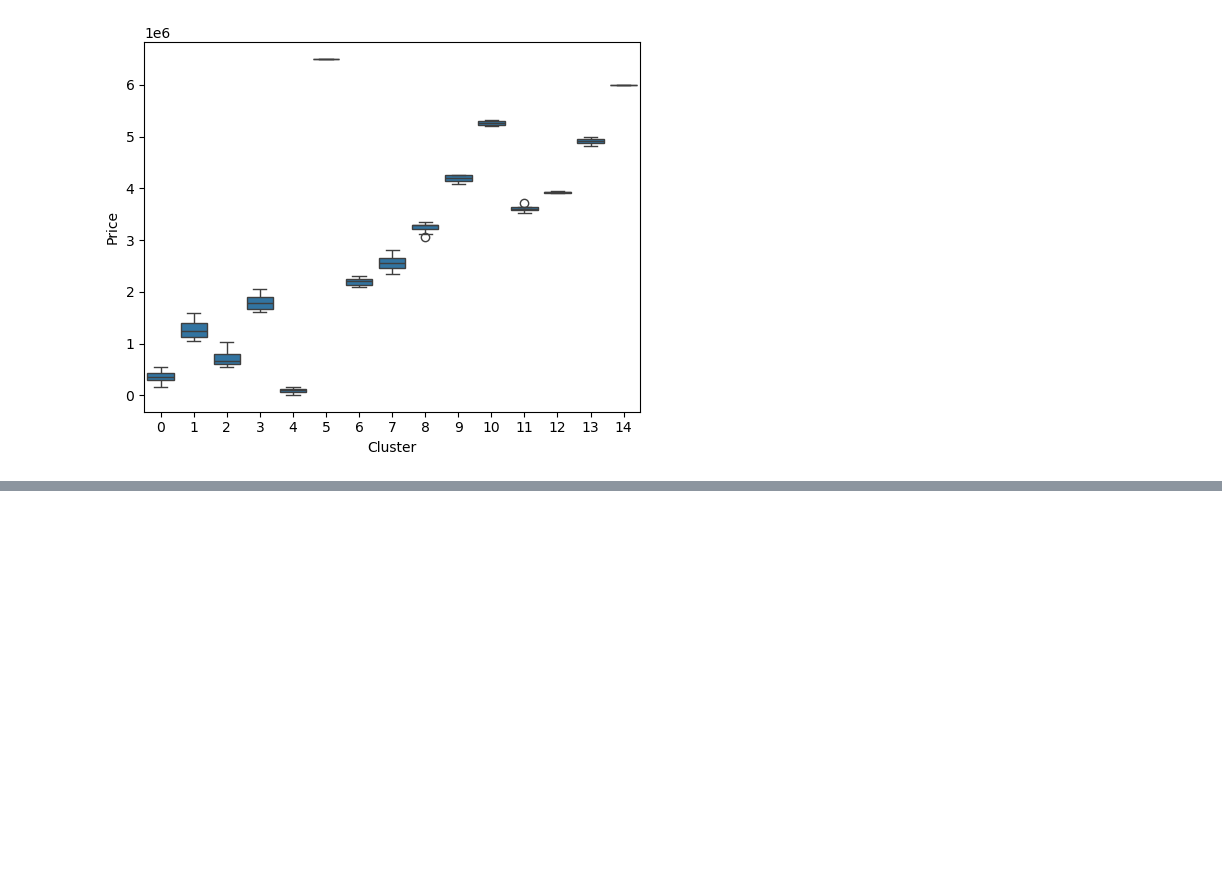
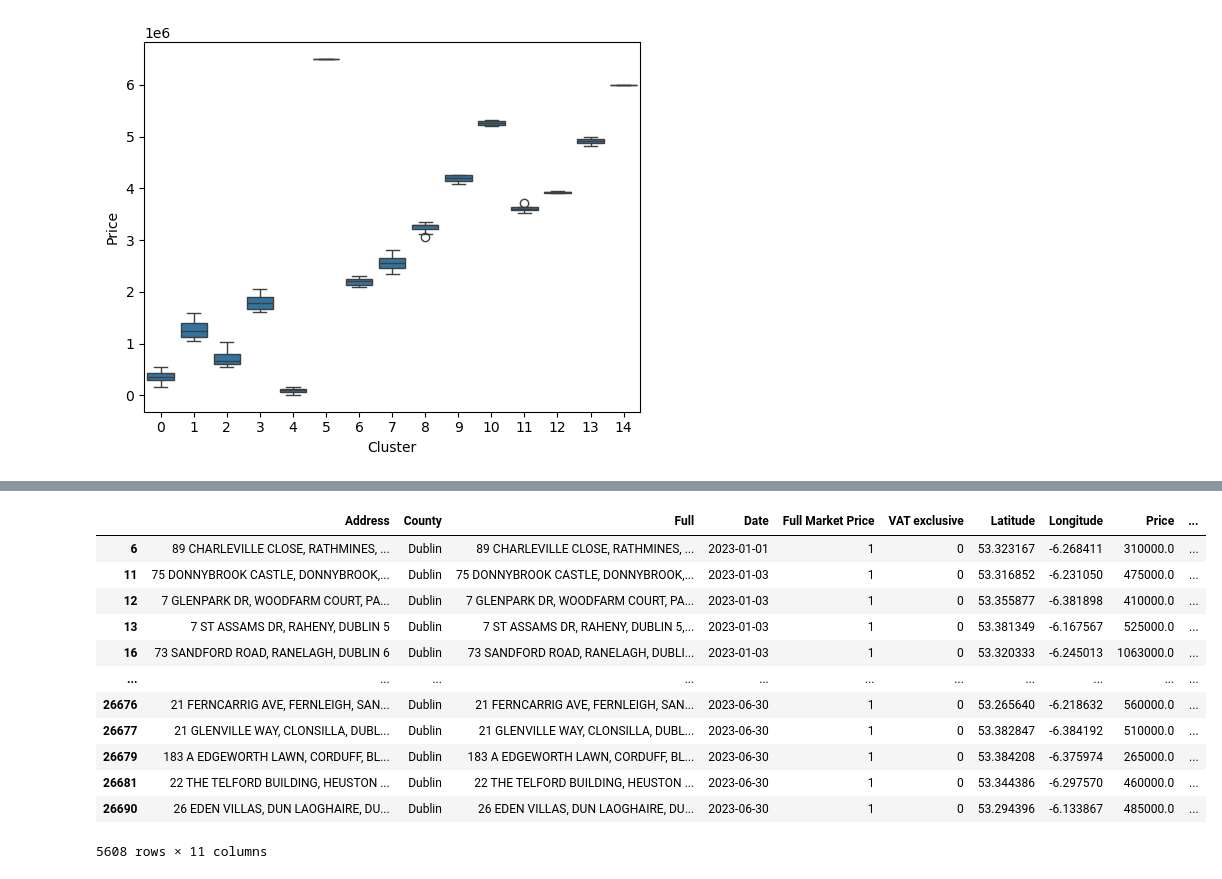
Before and after one commit to illmet/IrishHousing, a Jupyter notebook: Clustering.ipynb, the cells around one changed output, grey strips where cells are left out. Saved outputs shown, nothing was run; the diff lists cells and outputs as text; code cells hidden in the pictures; blank space fills up the shorter version.

```diff
--- a/Clustering.ipynb
+++ b/Clustering.ipynb
@@ -58,3 +32,0 @@ Name: count, dtype: int64
-# %%
-dub["Cluster"] = dub_clust[["Cluster"]]
-dub["Locality"] = dub["Address"].str[-9:]
@@ -91,0 +33,13 @@ Name: count, dtype: int64
+# %%
+#select only last character from the address
+addr = dub["Address"].str[-9:]
+#leave the ones that were legible/without big gaps
+topx = addr.value_counts().index[:19]
+#chain to remove small subsets of data, process anything that's left over
+addr = (addr
+        .where(addr.isin(topx), other="Other")
+        .str.replace(r'^d, Dalkey$', 'Dalkey', regex=True)
+        .replace("DUBLIN 6W", "Other")
+)
+
+print(addr.value_counts())
@@ -91,0 +64,19 @@ Name: count, dtype: int64
+# %%
+dub["Locality"] = addr
+dub["Cluster"] = dub_clust["Cluster"]
+# %%
+dub
+# %% [output]
+|  | Address | County | Full | Date | Full Market Price | VAT exclusive | Latitude | Longitude | Price | ... |
+| 6 | 89 CHARLEVILLE CLOSE, RATHMINES, ... | Dublin | 89 CHARLEVILLE CLOSE, RATHMINES, ... | 2023-01-01 | 1 | 0 | 53.323167 | -6.268411 | 310000.0 | ... |
+| 11 | 75 DONNYBROOK CASTLE, DONNYBROOK,... | Dublin | 75 DONNYBROOK CASTLE, DONNYBROOK,... | 2023-01-03 | 1 | 0 | 53.316852 | -6.231050 | 475000.0 | ... |
+| 12 | 7 GLENPARK DR, WOODFARM COURT, PA... | Dublin | 7 GLENPARK DR, WOODFARM COURT, PA... | 2023-01-03 | 1 | 0 | 53.355877 | -6.381898 | 410000.0 | ... |
+| 13 | 7 ST ASSAMS DR, RAHENY, DUBLIN 5 | Dublin | 7 ST ASSAMS DR, RAHENY, DUBLIN 5,... | 2023-01-03 | 1 | 0 | 53.381349 | -6.167567 | 525000.0 | ... |
+| 16 | 73 SANDFORD ROAD, RANELAGH, DUBLIN 6 | Dublin | 73 SANDFORD ROAD, RANELAGH, DUBLI... | 2023-01-03 | 1 | 0 | 53.320333 | -6.245013 | 1063000.0 | ... |
+| ... | ... | ... | ... | ... | ... | ... | ... | ... | ... | ... |
+| 26676 | 21 FERNCARRIG AVE, FERNLEIGH, SAN... | Dublin | 21 FERNCARRIG AVE, FERNLEIGH, SAN... | 2023-06-30 | 1 | 0 | 53.265640 | -6.218632 | 560000.0 | ... |
+| 26677 | 21 GLENVILLE WAY, CLONSILLA, DUBL... | Dublin | 21 GLENVILLE WAY, CLONSILLA, DUBL... | 2023-06-30 | 1 | 0 | 53.382847 | -6.384192 | 510000.0 | ... |
+| 26679 | 183 A EDGEWORTH LAWN, CORDUFF, BL... | Dublin | 183 A EDGEWORTH LAWN, CORDUFF, BL... | 2023-06-30 | 1 | 0 | 53.384208 | -6.375974 | 265000.0 | ... |
+| 26681 | 22 THE TELFORD BUILDING, HEUSTON ... | Dublin | 22 THE TELFORD BUILDING, HEUSTON ... | 2023-06-30 | 1 | 0 | 53.344386 | -6.297570 | 460000.0 | ... |
+| 26690 | 26 EDEN VILLAS, DUN LAOGHAIRE, DU... | Dublin | 26 EDEN VILLAS, DUN LAOGHAIRE, DU... | 2023-06-30 | 1 | 0 | 53.294396 | -6.133867 | 485000.0 | ... |
+5608 rows × 11 columns
```
Also changed, not shown: parts of 24 cells of this notebook.
